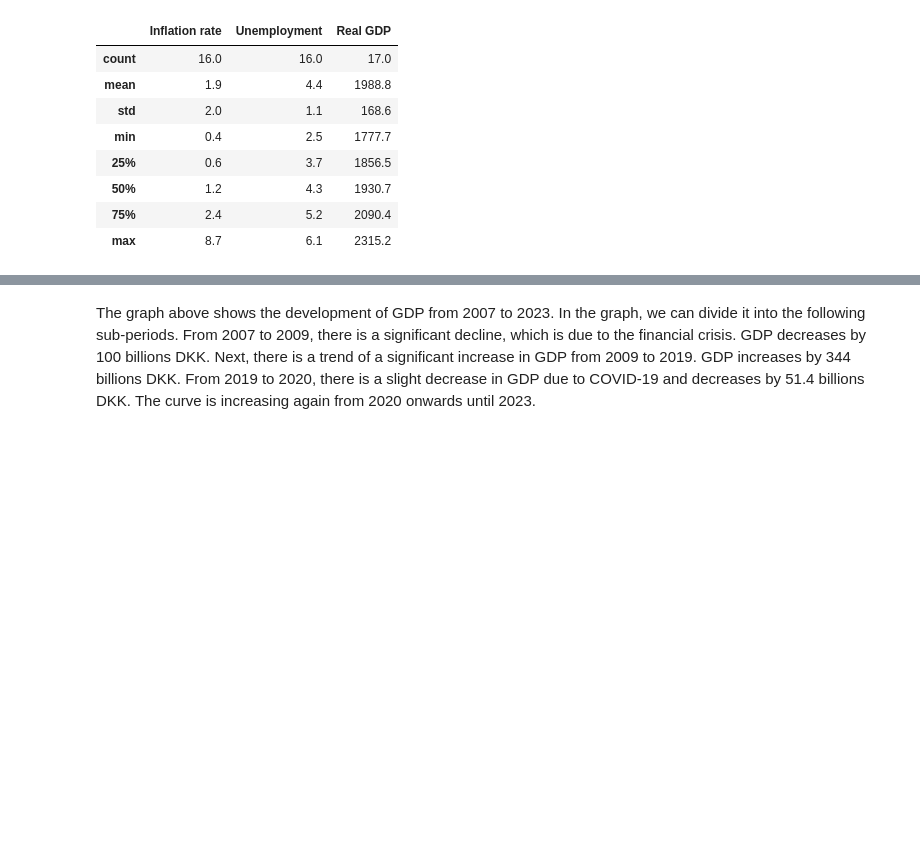
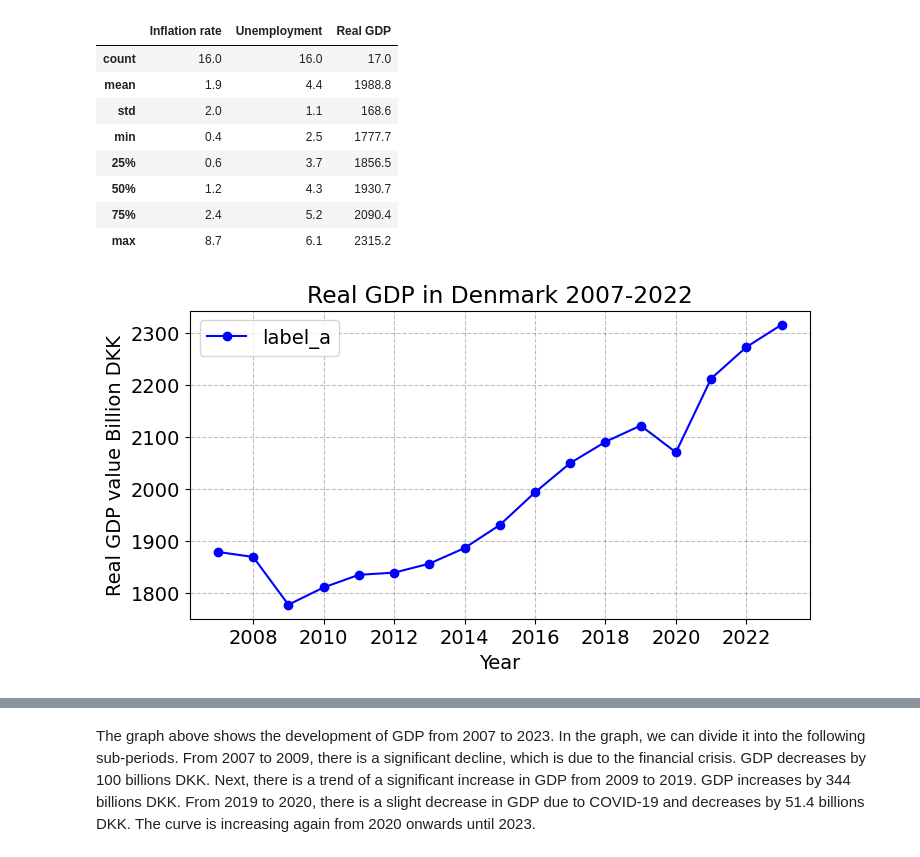
Before and after one commit to NumEconCopenhagen/projects-2024-sulaiman-phil-og-rabiah, a Jupyter notebook: dataproject/dataproject.ipynb, the cells around one changed output, grey strips where cells are left out. Cells and saved outputs as stored; diff of their text form; code cells hidden in the pictures; blank space fills up the shorter version.

```diff
--- a/dataproject/dataproject.ipynb
+++ b/dataproject/dataproject.ipynb
@@ -190,6 +178,10 @@ Combined_data1['Unemployment'] = pd.to_numeric(Combined_data1['Unemployment'], e
 Combined_data1.sort_values(by='Year', inplace=True)
 # %%
 #pip install plotly
+# %%
+dp.plot_graph_3(Combined_data1['Year'],Combined_data1['Real GDP'], title='Real GDP in Denmark 2007-2022', xlabel='Year', ylabel='Real GDP value Billion DKK',)
+# %% [output]
+[figure, added]
 # %%
 import plotly.express as px  # Ensure Plotly Express is imported
 
```
Also changed, not shown: parts of 9 cells of this notebook, 1 other file.
